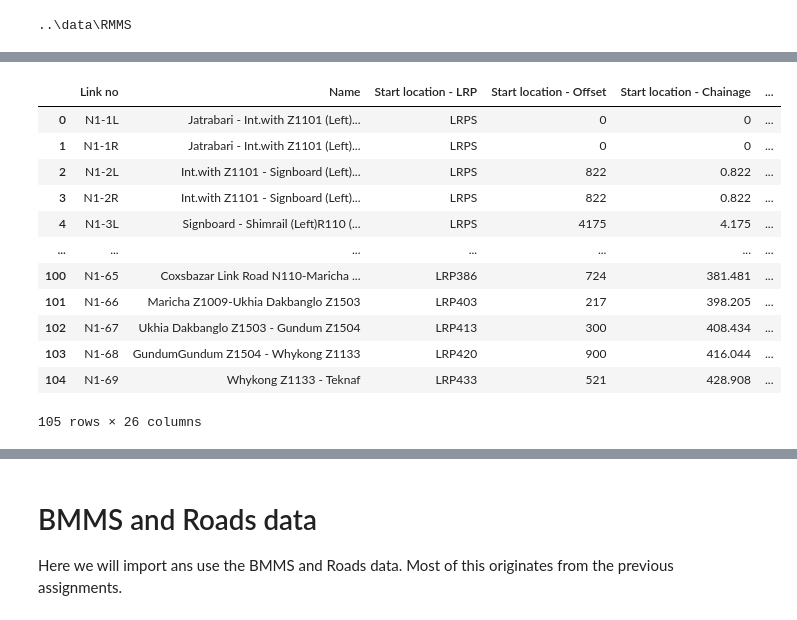
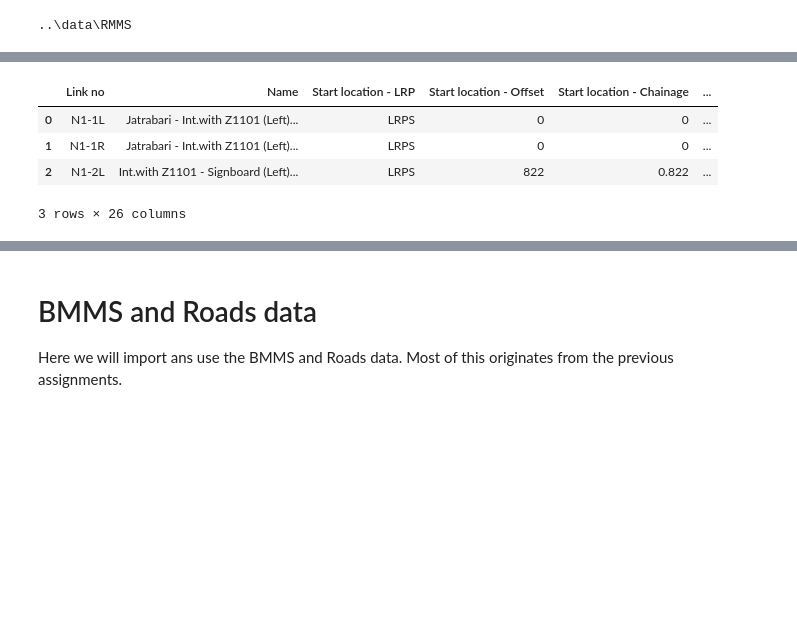
Before and after one commit to roydonders/EPA113a-Lab, a Jupyter notebook: EPA1352-G01-A4/notebook/assignment4.ipynb, the cells around one changed output, grey strips where cells are left out. Cells and saved outputs as stored; diff of their text form; code cells hidden in the pictures; blank space fills up the shorter version.

```diff
--- a/EPA1352-G01-A4/notebook/assignment4.ipynb
+++ b/EPA1352-G01-A4/notebook/assignment4.ipynb
@@ -158,18 +153,10 @@ def create_multi_index(df):
     return desired_table
 # %%
 lukasidf = create_multi_index(lukasdf)
-lukasidf
+lukasidf.head(3)
 # %% [output]
 |  | Link no | Name | Start location - LRP | Start location - Offset | Start location - Chainage | ... |
 | 0 | N1-1L | Jatrabari - Int.with Z1101 (Left)... | LRPS | 0 | 0 | ... |
 | 1 | N1-1R | Jatrabari - Int.with Z1101 (Left)... | LRPS | 0 | 0 | ... |
 | 2 | N1-2L | Int.with Z1101 - Signboard (Left)... | LRPS | 822 | 0.822 | ... |
-| 3 | N1-2R | Int.with Z1101 - Signboard (Left)... | LRPS | 822 | 0.822 | ... |
-| 4 | N1-3L | Signboard - Shimrail (Left)R110 (... | LRPS | 4175 | 4.175 | ... |
-| ... | ... | ... | ... | ... | ... | ... |
-| 100 | N1-65 | Coxsbazar Link Road N110-Maricha ... | LRP386 | 724 | 381.481 | ... |
-| 101 | N1-66 | Maricha Z1009-Ukhia Dakbanglo Z1503 | LRP403 | 217 | 398.205 | ... |
-| 102 | N1-67 | Ukhia Dakbanglo Z1503 - Gundum Z1504 | LRP413 | 300 | 408.434 | ... |
-| 103 | N1-68 | GundumGundum Z1504 - Whykong Z1133 | LRP420 | 900 | 416.044 | ... |
-| 104 | N1-69 | Whykong Z1133 - Teknaf | LRP433 | 521 | 428.908 | ... |
-105 rows × 26 columns
+3 rows × 26 columns
```
Also changed, not shown: parts of 24 cells of this notebook.
